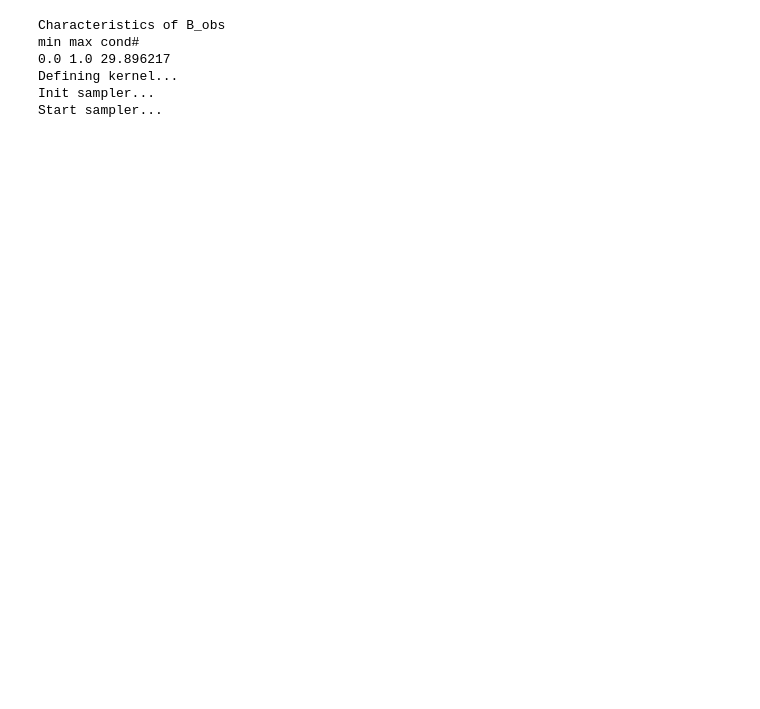
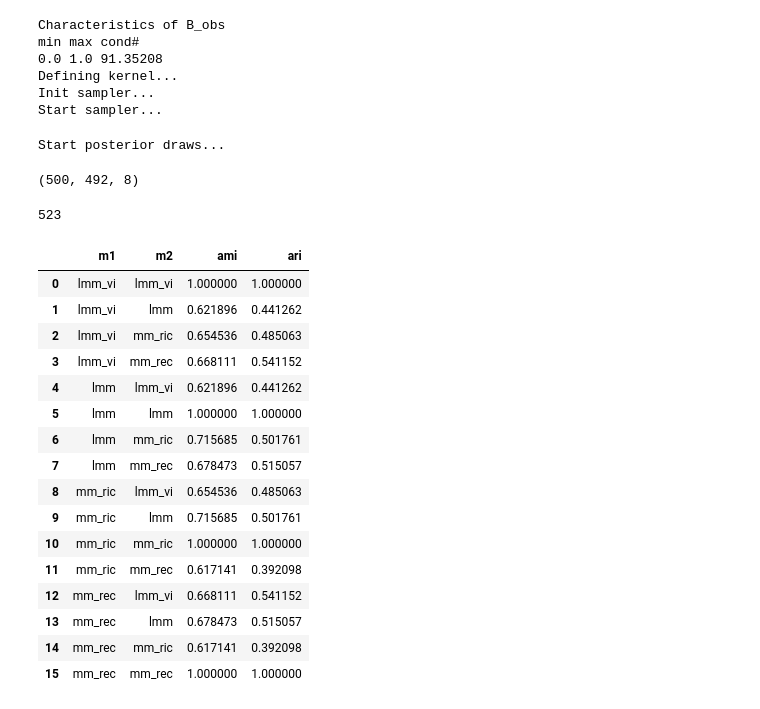
Before and after one commit to bramiozo/TimEx, a Jupyter notebook: sandbox/clustering_AKI_latent.ipynb, the cells around one changed output. Saved outputs shown, nothing was run; the diff lists cells and outputs as text; code cells hidden in the pictures; blank space fills up the shorter version.

```diff
--- a/sandbox/clustering_AKI_latent.ipynb
+++ b/sandbox/clustering_AKI_latent.ipynb
@@ -99,17 +145,21 @@ clusters_8_timexCustom3_norm = lmm_v2.two_stage_growth_mixture(ts_data.loc[ts_da
 # %%
-clusters_8_timexCustom4_nonnorm = lmm_v2.fit_lcmm(ts_data.loc[ts_data.ID.isin(test_selection)], 'Time_days', 'eGFR_int', 'ID',
+clusters_8_lmm = model_based_clustering.clustering_lmm(ts_data.loc[ts_data.ID.isin(test_selection)], 'Time_days', 'eGFR_int', 'ID',
                                     n_clusters=8,
-                                    spline_df=6,
-                                    spline_degree=3,
-                                    num_samples=1500,
+                                    spline_df=8,
+                                    spline_degree=4,
+                                    num_samples=2000,
                                     num_warmup=500,
                                     discrete=False, # use Gumbel to make the sampling differentiable
                                     num_chains=1,
-                                    normalize=False)
+                                    vi = False,
+                                    tau = 10,
+                                    normalize=True,
+                                    adaptive_spline=True)
 # %% [output]
 Characteristics of B_obs
 min max cond#
-0.0 1.0 29.896217
+0.0 1.0 91.35208
 Defining kernel...
 Init sampler...
 Start sampler...
+Start posterior draws...
@@ -126,8 +166,14 @@ clusters_8_timexCustom4_norm = lmm_v2.fit_lcmm(ts_data.loc[ts_data.ID.isin(test_
 # %%
-clusters_8_timexCustom5_norm = lmm_v2.fit_lcmm_vi(ts_data.loc[ts_data.ID.isin(test_selection)], 'Time_days', 'eGFR_int', 'ID',
+clusters_8_lmm_vi = model_based_clustering.clustering_lmm(ts_data.loc[ts_data.ID.isin(test_selection)], 'Time_days', 'eGFR_int', 'ID',
                                     n_clusters=8,
-                                    spline_df=6,
+                                    spline_df=8,
                                     spline_degree=3,
                                     num_steps=5000,
                                     discrete=False, # use Gumbel to make the sampling differentiable
-                                    normalize=True)
+                                    vi = True,
+                                    tau_search = False,
+                                    tau = 10,
+                                    normalize=True,
+                                    adaptive_spline=True)
+# %% [output]
+(500, 492, 8)
@@ -164,2 +180,46 @@ clusters_8_timexCustom6_nonorm = lmm_v2.fpca_clustering(df_interp, 'Time_days',
+# %%
+sum([len(c) for c in clusters_8_timexCustom_outwards])
+# %% [output]
+523
+# %%
+LOL = { 'lmm_vi': [i for i,c in enumerate(clusters_8_lmm_vi) for _c in c],
+        'lmm':[i for i,c in enumerate(clusters_8_lmm) for _c in c],
+        'mm_ric':[i for i,c in enumerate(clusters_8_mm_ric) for _c in c],
+        'mm_rec':[i for i,c in enumerate(clusters_8_mm_rec) for _c in c],
+        # 'mm_slope':[i for i,c in enumerate(clusters_8_mm_slope) for _c in c],
+        # 'mm_inw':[i for i,c in enumerate(clusters_8_timexCustom_inwards) for _c in c],
+        # 'mm_out':[i for i,c in enumerate(clusters_8_timexCustom_outwards) for _c in c]
+}
+
+# get stats
+res = []
+for k,v1 in LOL.items():
+    for l,v2 in LOL.items():
+        res.append({
+            'm1': k,
+            'm2': l,
+            'ami': adjusted_mutual_info_score(v1,v2),
+            'ari': adjusted_rand_score(v1,v2)
+            })
+# %%
+pd.DataFrame(res)
+# %% [output]
+|  | m1 | m2 | ami | ari |
+| 0 | lmm_vi | lmm_vi | 1.000000 | 1.000000 |
+| 1 | lmm_vi | lmm | 0.621896 | 0.441262 |
+| 2 | lmm_vi | mm_ric | 0.654536 | 0.485063 |
+| 3 | lmm_vi | mm_rec | 0.668111 | 0.541152 |
+| 4 | lmm | lmm_vi | 0.621896 | 0.441262 |
+| 5 | lmm | lmm | 1.000000 | 1.000000 |
+| 6 | lmm | mm_ric | 0.715685 | 0.501761 |
+| 7 | lmm | mm_rec | 0.678473 | 0.515057 |
+| 8 | mm_ric | lmm_vi | 0.654536 | 0.485063 |
+| 9 | mm_ric | lmm | 0.715685 | 0.501761 |
+| 10 | mm_ric | mm_ric | 1.000000 | 1.000000 |
+| 11 | mm_ric | mm_rec | 0.617141 | 0.392098 |
+| 12 | mm_rec | lmm_vi | 0.668111 | 0.541152 |
+| 13 | mm_rec | lmm | 0.678473 | 0.515057 |
+| 14 | mm_rec | mm_ric | 0.617141 | 0.392098 |
+| 15 | mm_rec | mm_rec | 1.000000 | 1.000000 |
 # %%
 res_list = []
```
Also changed, not shown: parts of 17 cells of this notebook, 2 other files.
